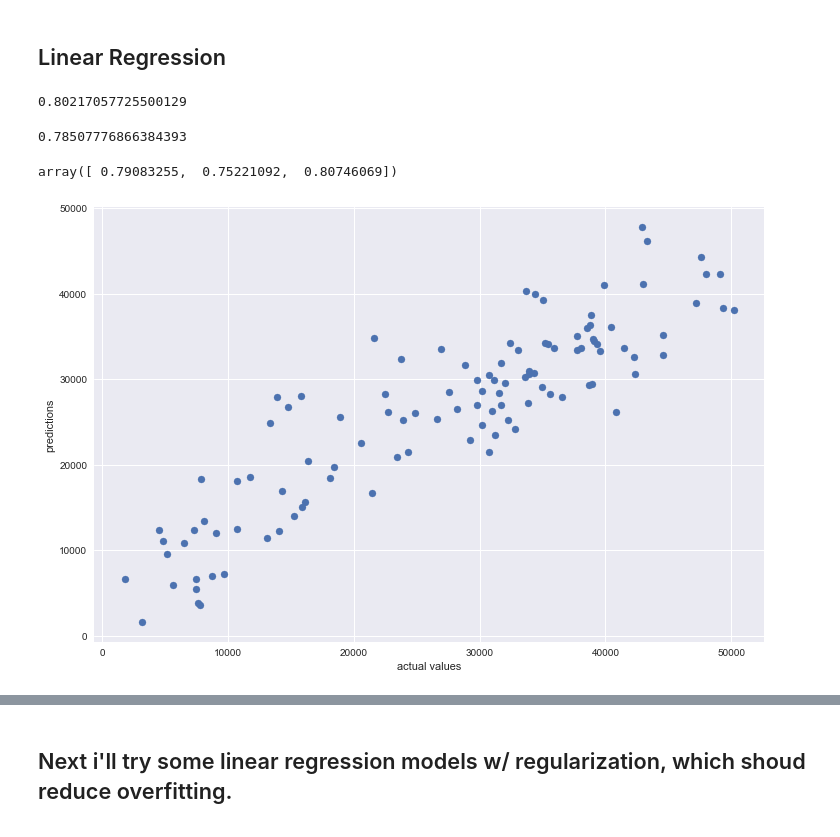
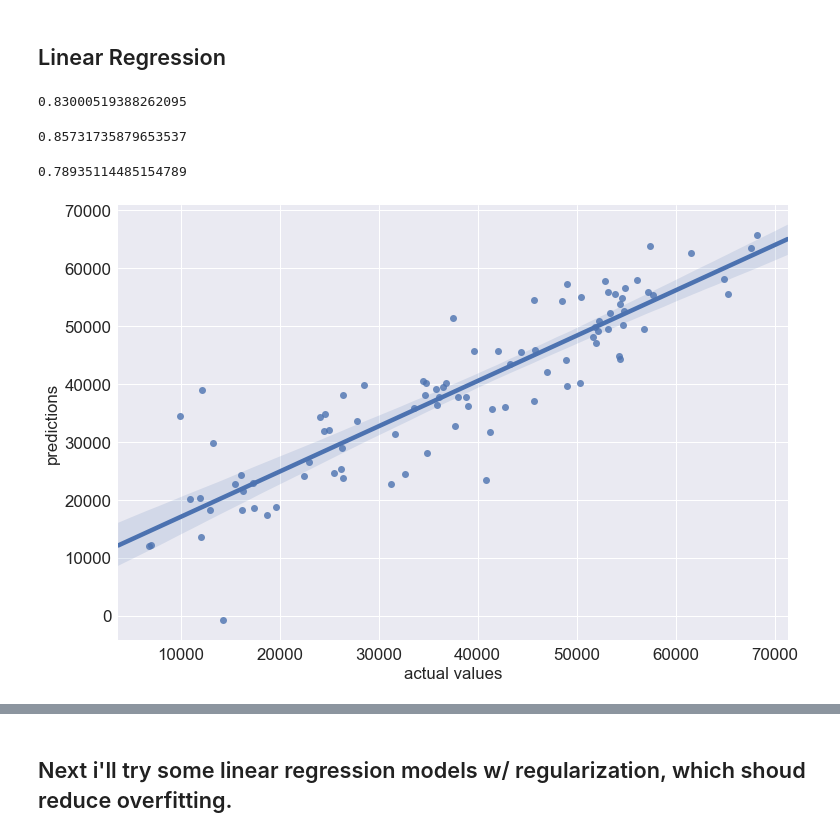
Before and after one commit to andypicke/Springboard_DataScience, a Jupyter notebook: Capstone_1/citibike_regression.ipynb, the cells around one changed output, grey strips where cells are left out. Cells and saved outputs as stored; diff of their text form; code cells hidden in the pictures.

Commit message:
update regression notebook

```diff
--- a/Capstone_1/citibike_regression.ipynb
+++ b/Capstone_1/citibike_regression.ipynb
@@ -62,7 +67,9 @@ plt.ylabel('# Stations Used');
 # %%
 # Get mean temperature for each day
 con2 = sqlite3.connect('data/nyc_weather.db3')
-query2 = "SELECT yday,Mean_TemperatureF as Tmean FROM temps WHERE year=?"
+query2 = "SELECT yday,mean_temp as Tmean,precip_In,max_gust_mph,cloud_cover  FROM temps WHERE year=?"
 df2 = pd.read_sql_query(query2, con2, params=[year])
+df2.loc[df2.precip_In=='T'] = 0
+df2.loc[:,'precip_In'] = df2.astype({'precip_In':'float64'})
 df2.head()
 # %% [output]
@@ -121,5 +119,5 @@ df_comb.head()
 # %%
 # split data into predictor/target arrays in prep for modelling
-X = df_comb.drop('N', axis=1)
+X = df_comb.drop(['yday','N'], axis=1)
 X.head()
 # %% [output]
@@ -146,34 +144,39 @@ from sklearn.model_selection import train_test_split
 X_train, X_test, y_train, y_test = train_test_split(X,y,test_size= 0.3, random_state=39)
 # %% [markdown]
 ## Linear Regression
-# %%
-from sklearn.linear_model import LinearRegression
-reg = LinearRegression()
-reg.fit(X_train,y_train)
-preds = reg.predict(X_test)
+# %%
+from sklearn.linear_model import LinearRegression
+from sklearn.preprocessing import Imputer
+from sklearn.pipeline import Pipeline
+from sklearn.model_selection import cross_val_score
+
+steps = [('impute',Imputer(strategy='mean')) , ('reg',LinearRegression()) ]
+pipe = Pipeline(steps)
+# need to add imput
+#reg = LinearRegression()
+pipe.fit(X_train,y_train)
+preds = pipe.predict(X_test)
+np.mean(cross_val_score(pipe,X_train,y_train))
+# %% [output]
+0.83000519388262095
 # %%
 # score on training set
-reg.score(X_train,y_train)
+pipe.score(X_train,y_train)
 # %% [output]
-0.80217057725500129
+0.85731735879653537
 # %%
 # score on test set
-reg.score(X_test,y_test)
+pipe.score(X_test,y_test)
 # %% [output]
-0.78507776866384393
+0.78935114485154789
-# %%
-# cross-val score gives a better estimate of how the model will perform on new data
-from sklearn.model_selection import cross_val_score
-cross_val_score(reg,X_train,y_train)
-# %% [output]
-array([ 0.79083255,  0.75221092,  0.80746069])
 # %%
 # plot predictions vs actual values
 plt.figure(figsize=(12,8))
-plt.scatter(y_test,preds)
+#plt.scatter(y_test,preds)
+sns.regplot(y_test,preds)
 plt.xlabel('actual values')
 plt.ylabel('predictions');
 # %% [output]
-[figure, old version]
+[figure, new version]
 # %%
 # Examine coefficients
```
Also changed, not shown: parts of 30 cells of this notebook.
